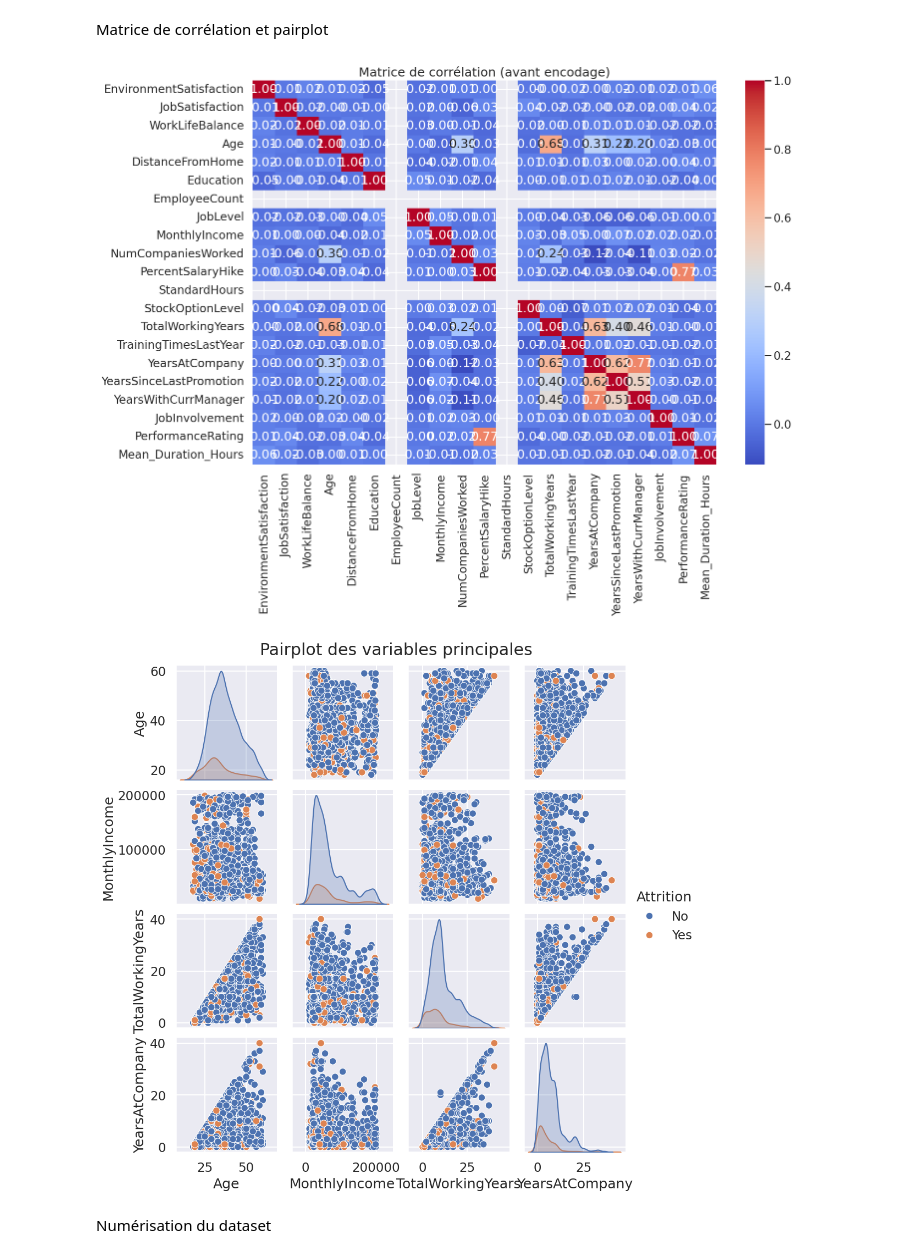
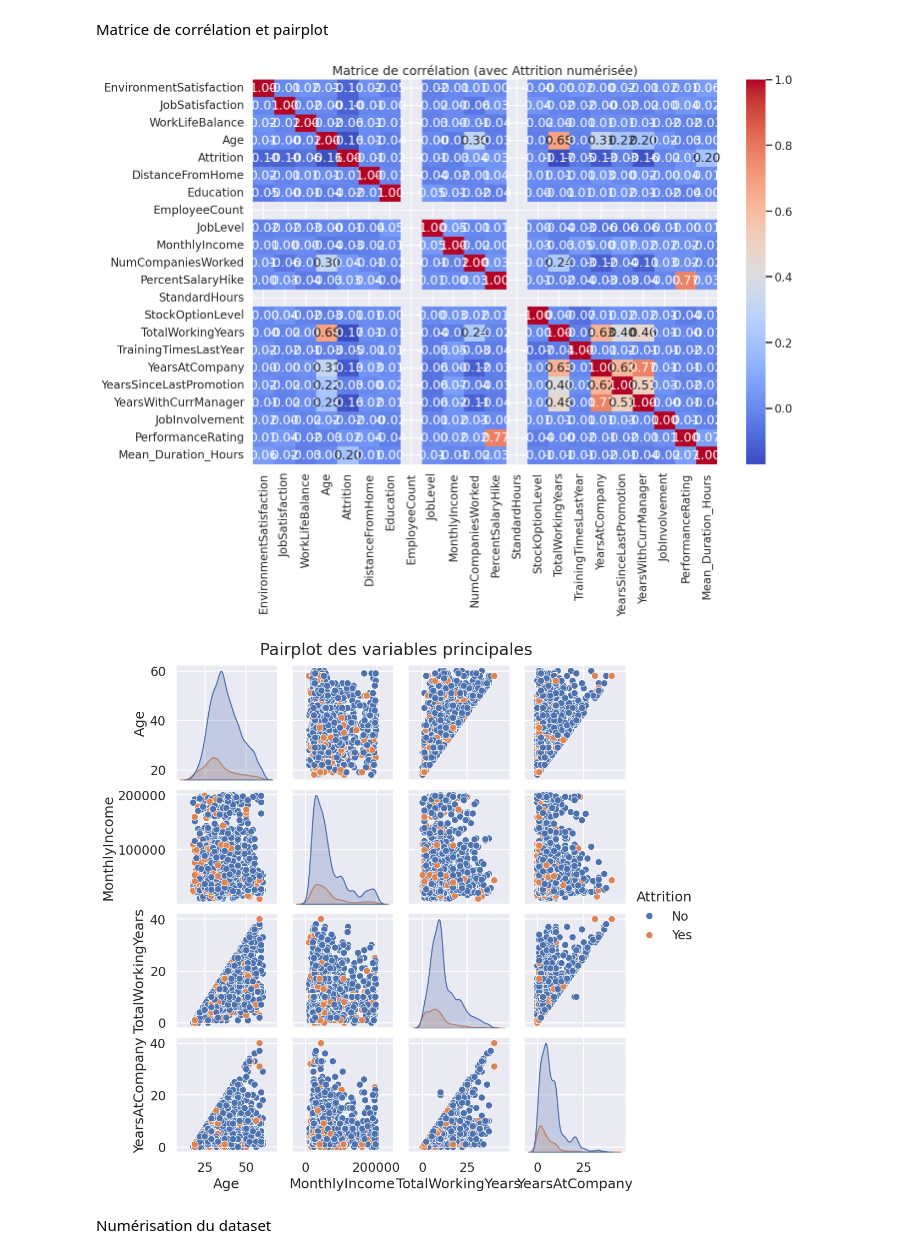
Before and after one commit to AlbanCLV/MachineLearning, a Jupyter notebook: Projet/preparation.ipynb, the cells around one changed output. Drawn from its saved outputs; the diff is of its cells as text; code cells hidden in the pictures.

```diff
--- a/Projet/preparation.ipynb
+++ b/Projet/preparation.ipynb
@@ -435,28 +435,33 @@ Matrice de corrélation et pairplot
 # %%
 # Matrice de corrélation
 plt.figure(figsize=(15, 10))
+
+# On convertit Attrition en numérique pour la corrélation (Yes=1, No=0)
+temp_df = merged_data.copy()
+if 'Attrition' in temp_df.columns:
+    temp_df['Attrition'] = temp_df['Attrition'].map({'Yes': 1, 'No': 0})
+
 # On ne garde que les colonnes numériques pour la corrélation
-numeric_df = merged_data.select_dtypes(include=['number'])
+numeric_df = temp_df.select_dtypes(include=['number'])
+
 # On retire EmployeeID car c'est un index technique
 if 'EmployeeID' in numeric_df.columns:
     numeric_df = numeric_df.drop(columns=['EmployeeID'])
 
 sns.heatmap(numeric_df.corr(), annot=True, cmap='coolwarm', fmt=".2f")
-plt.title('Matrice de corrélation (avant encodage)')
+plt.title('Matrice de corrélation (avec Attrition numérisée)')
 plt.show()
 
 # Pairplot pour les variables principales
-# On sélectionne quelques variables clés pour éviter un graphique trop chargé
 main_vars = ['Age', 'MonthlyIncome', 'TotalWorkingYears', 'YearsAtCompany', 'Attrition']
-# On vérifie si les colonnes existent
 existing_vars = [v for v in main_vars if v in merged_data.columns]
 
 if len(existing_vars) > 1:
     sns.pairplot(merged_data[existing_vars], hue='Attrition', diag_kind='kde')
     plt.suptitle('Pairplot des variables principales', y=1.02)
     plt.show()
 # %% [output]
-[figure, old version]
+[figure, new version]
 [figure]
 # %% [markdown]
 Numérisation du dataset
```
Also changed, not shown: parts of 5 cells of this notebook.
